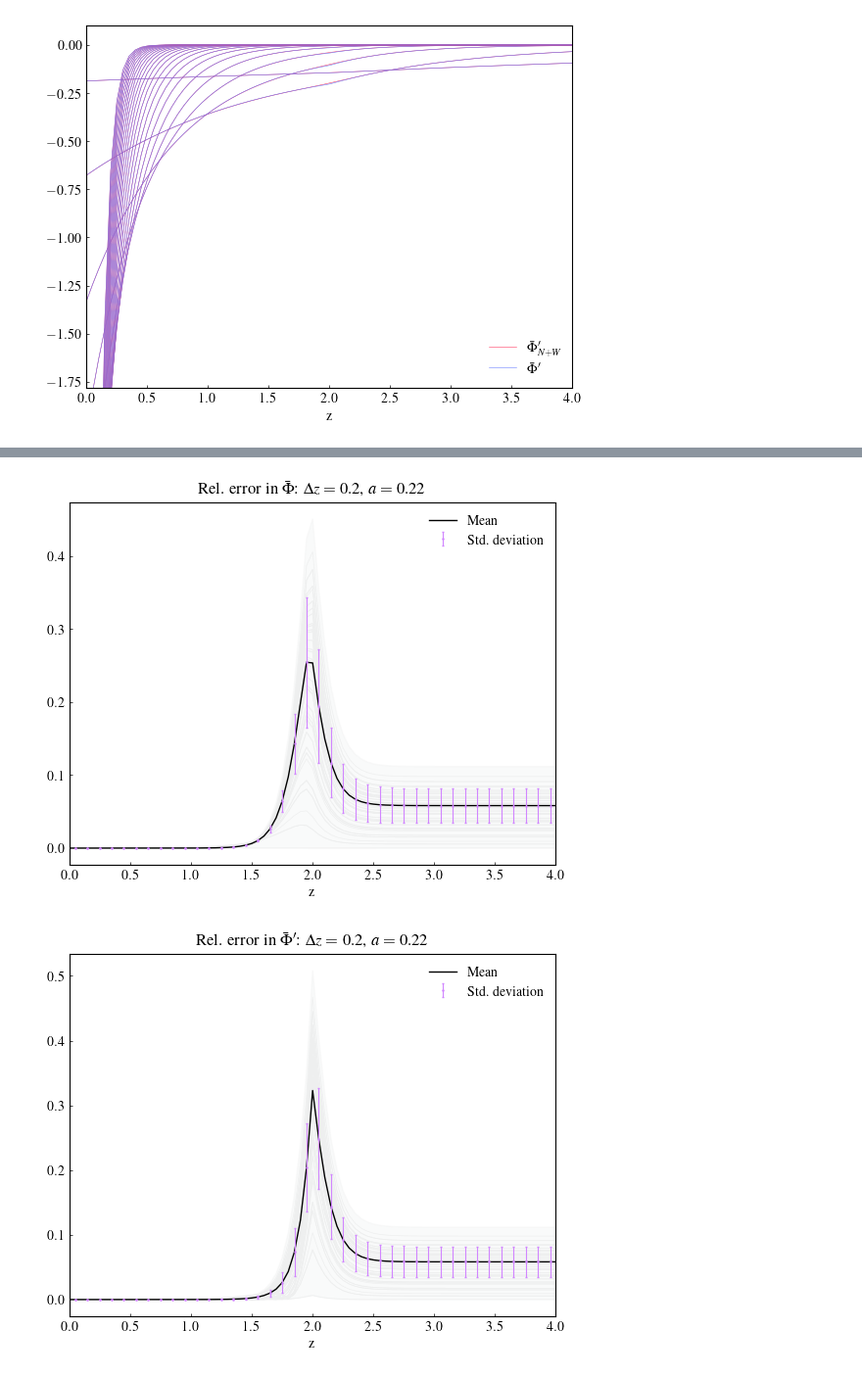
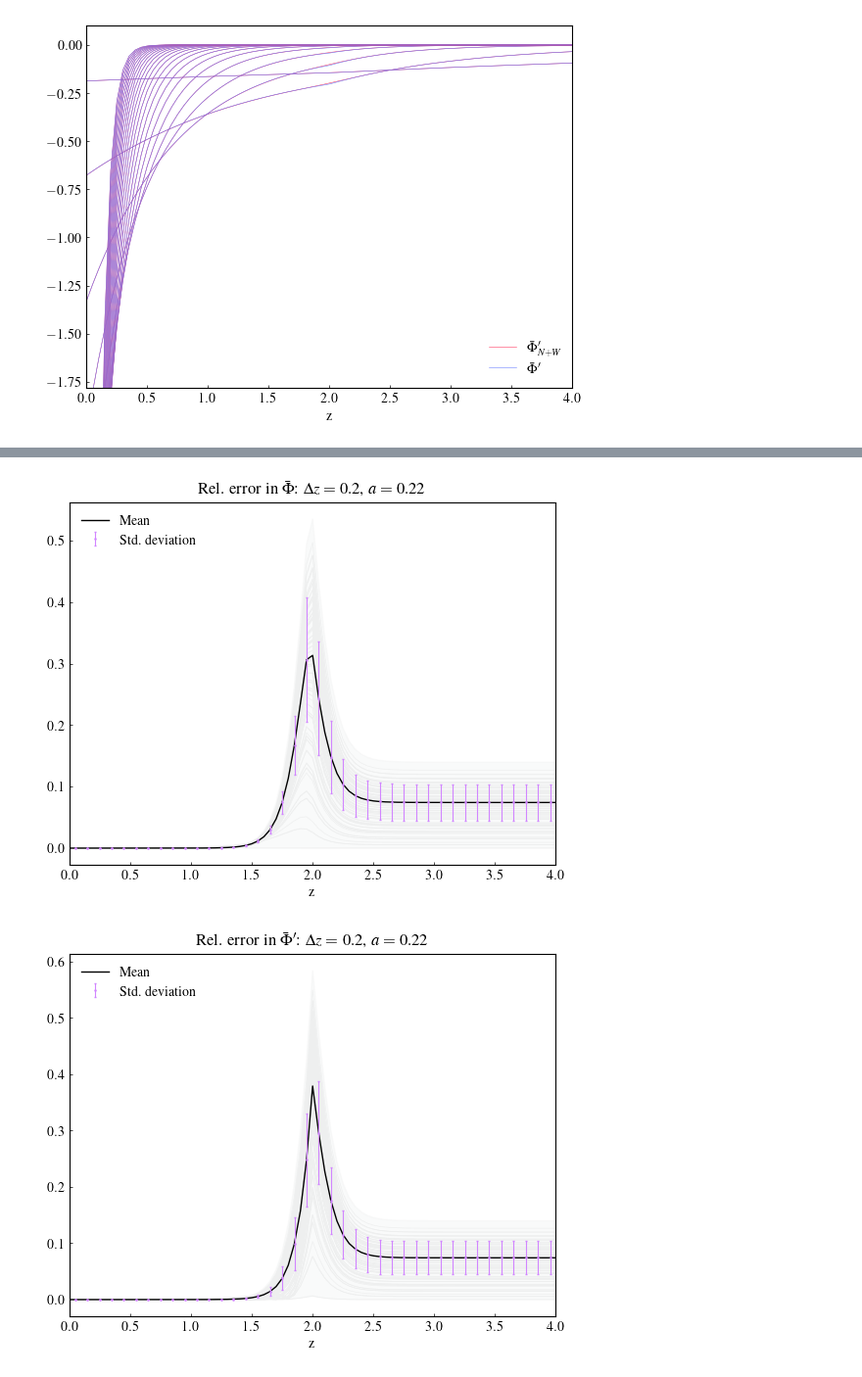
Before and after one commit to LMNadol/mflex, a Jupyter notebook: mhsflex/calculate_Phi.ipynb, the cells around one changed output, grey strips where cells are left out. Shown at 98% size. Saved outputs shown, nothing was run; the diff lists cells and outputs as text; code cells hidden in the pictures.

```diff
--- a/mhsflex/calculate_Phi.ipynb
+++ b/mhsflex/calculate_Phi.ipynb
@@ -55,7 +55,7 @@ pixelsize_z = (zmax - zmin) / nresol_z
 
 z0 = 2.0
 
-nf_max = 160
+nf_max = 200
 
 z_arr = np.arange(nresol_z) * (zmax - zmin) / (nresol_z - 1) + zmin
 x_arr = np.arange(nresol_x) * (xmax - xmin) / (nresol_x - 1) + xmin
@@ -458,15 +448,13 @@ plt.xlabel("z")
 plt.title(
     r"Rel. error in $\bar{\Phi}$: $\Delta z = $ " + str(deltaz) + r", $a = $ " + str(a)
 )
-plotname = (
-    folder + "/dphi_relerr1.png"
-)
+plotname = folder + "/phi_relerr1.png"
 plt.tick_params(direction="in", length=2, width=0.5)
-plt.legend(frameon=False)
+plt.legend(frameon=False, loc=2)
 plt.savefig(plotname, dpi=300, bbox_inches="tight", pad_inches=0.1)
 plt.show()
 # %% [output]
-[figure, old version]
+[figure, new version]
 # %%
 plt.fill_between(
     data2d.z, relerrdphi_min, relerrdphi_max, color=(0.933, 0.937, 0.937), alpha=0.3
@@ -478,38 +466,36 @@ for ix in range(0, nf_max, 20):
             relerrdphi[iy, ix, :],
             linewidth=0.5,
             color=(0.933, 0.937, 0.937),
             # alpha=0.5
         )
 plt.plot(z_arr, meanerrordpr, linewidth=1.0, color="black", label="Mean")
 plt.errorbar(
     z_arr[np.arange(1, len(meanerrordpr), 2)],
     meanerrordpr[np.arange(1, len(meanerrordpr), 2)],
     stddpr[np.arange(1, len(meanerrordpr), 2)],
     linestyle="None",
     marker="o",
     markersize=0.8,
     linewidth=0.8,
     color=(0.820, 0.522, 1.000),
     capsize=0.8,
     label="Std. deviation",
 )
 
 plt.xlim([0, 2 * z0])
 # plt.legend()
 plt.xlabel("z")
 # plt.ylabel(r"Rel. error $\bar{\Phi}'$")
 plt.title(
     r"Rel. error in $\bar{\Phi}'$: $\Delta z = $ " + str(deltaz) + r", $a = $ " + str(a)
 )
-plotname = (
-    folder + "/phi_relerr1.png"
-)
+plotname = folder + "/dphi_relerr1.png"
 plt.tick_params(direction="in", length=2, width=0.5)
-plt.legend(frameon=False)
+plt.legend(frameon=False,  loc=2)
 plt.savefig(plotname, dpi=300, bbox_inches="tight", pad_inches=0.1)
 plt.show()
 # %% [output]
-[figure, old version]
+[figure, new version]
 # %%
 plt.fill_between(
     data2d.z, abserrdphi_min, abserrdphi_max, color=(0.933, 0.937, 0.937), alpha=0.3
```
Also changed, not shown: parts of 9 cells of this notebook, 5 other files.
